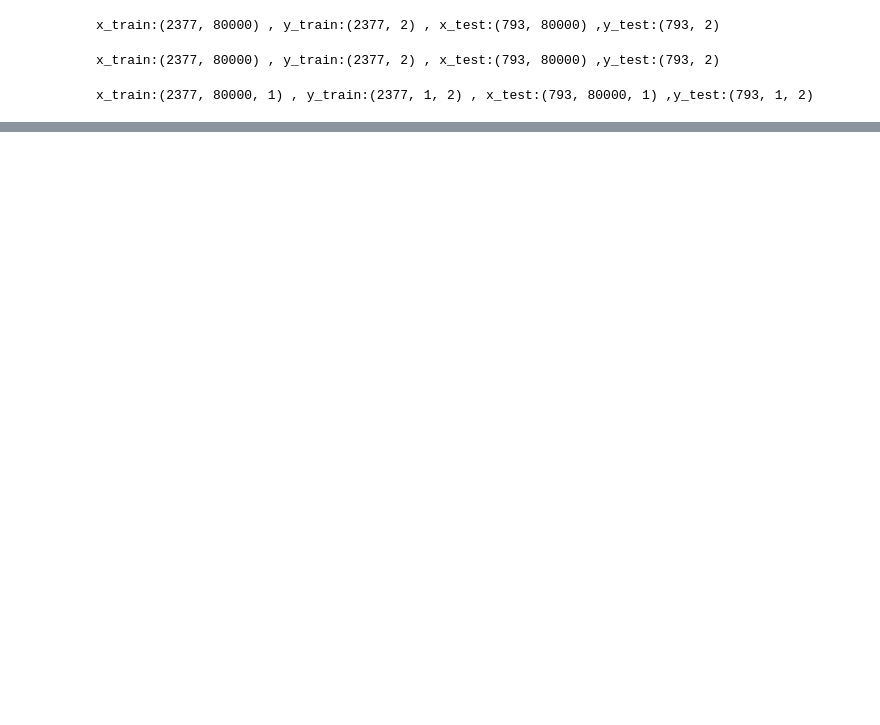
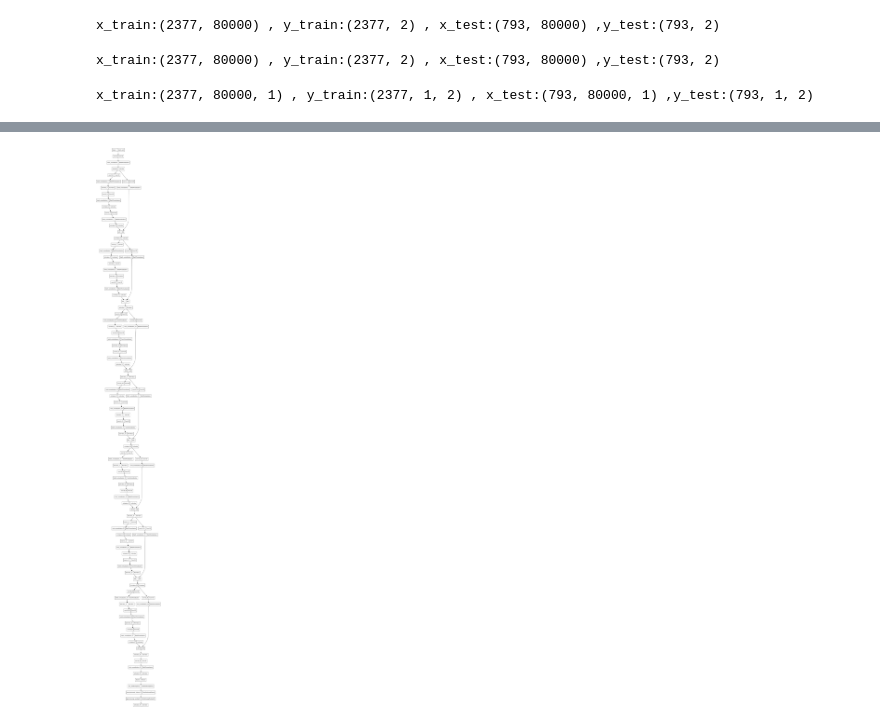
Before and after one commit to Koussailakadi/Speech_Input_for_Emotion_Recognition, a Jupyter notebook: emotion_recognition.ipynb, the cells around one changed output, grey strips where cells are left out. Saved outputs shown, nothing was run; the diff lists cells and outputs as text; code cells hidden in the pictures; blank space fills up the shorter version.

```diff
--- a/emotion_recognition.ipynb
+++ b/emotion_recognition.ipynb
@@ -575,0 +265,17 @@ ValueError: in user code:
+# %%
+from keras.models import load_model
+model = load_model('/content/drive/MyDrive/my_model.h5')
+# %%
+tf.keras.utils.plot_model(
+    model,
+    to_file="model.png",
+    show_shapes=False,
+    show_dtype=False,
+    show_layer_names=True,
+    rankdir="TB",
+    expand_nested=False,
+    dpi=96,
+    layer_range=None,
+)
+# %% [output]
+[figure, added]
```
Also changed, not shown: parts of 35 cells of this notebook.
